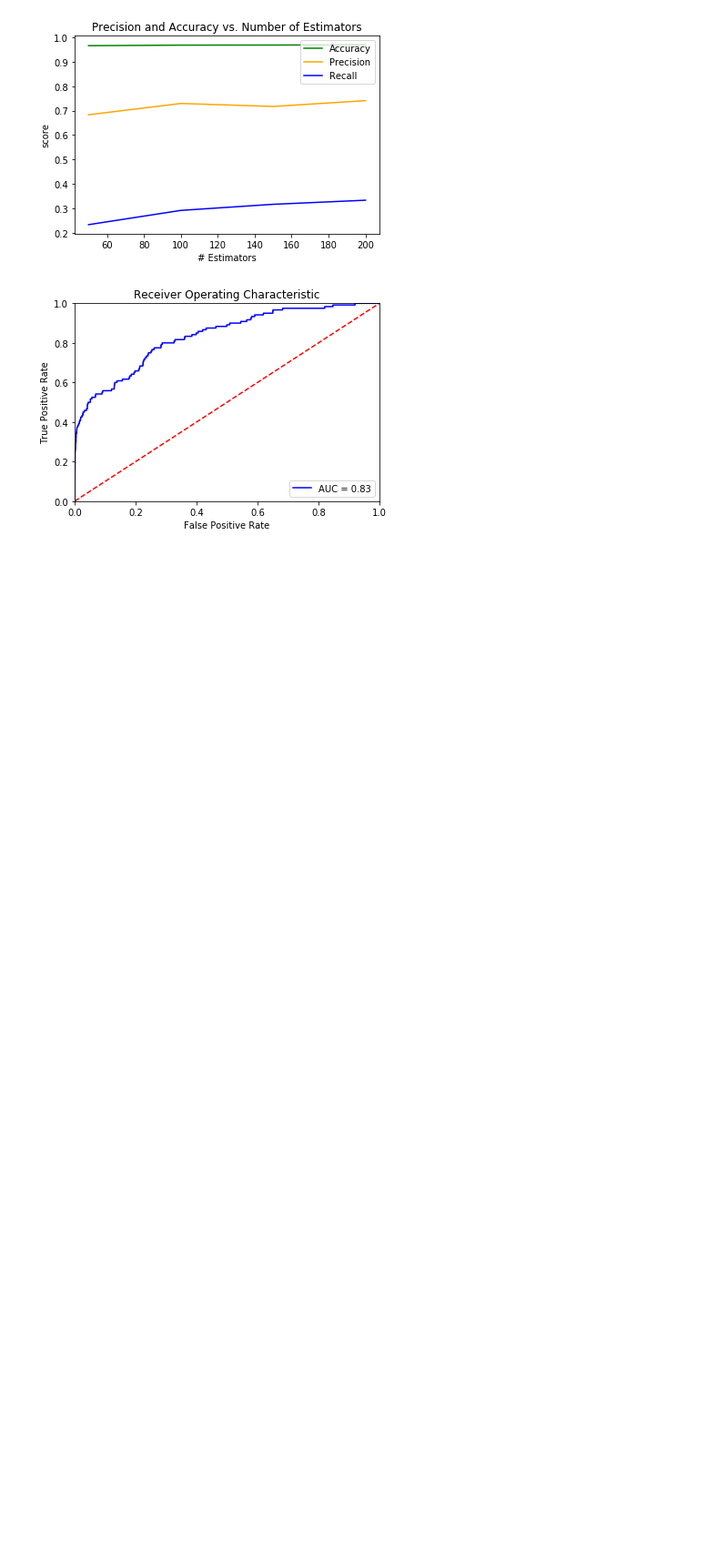
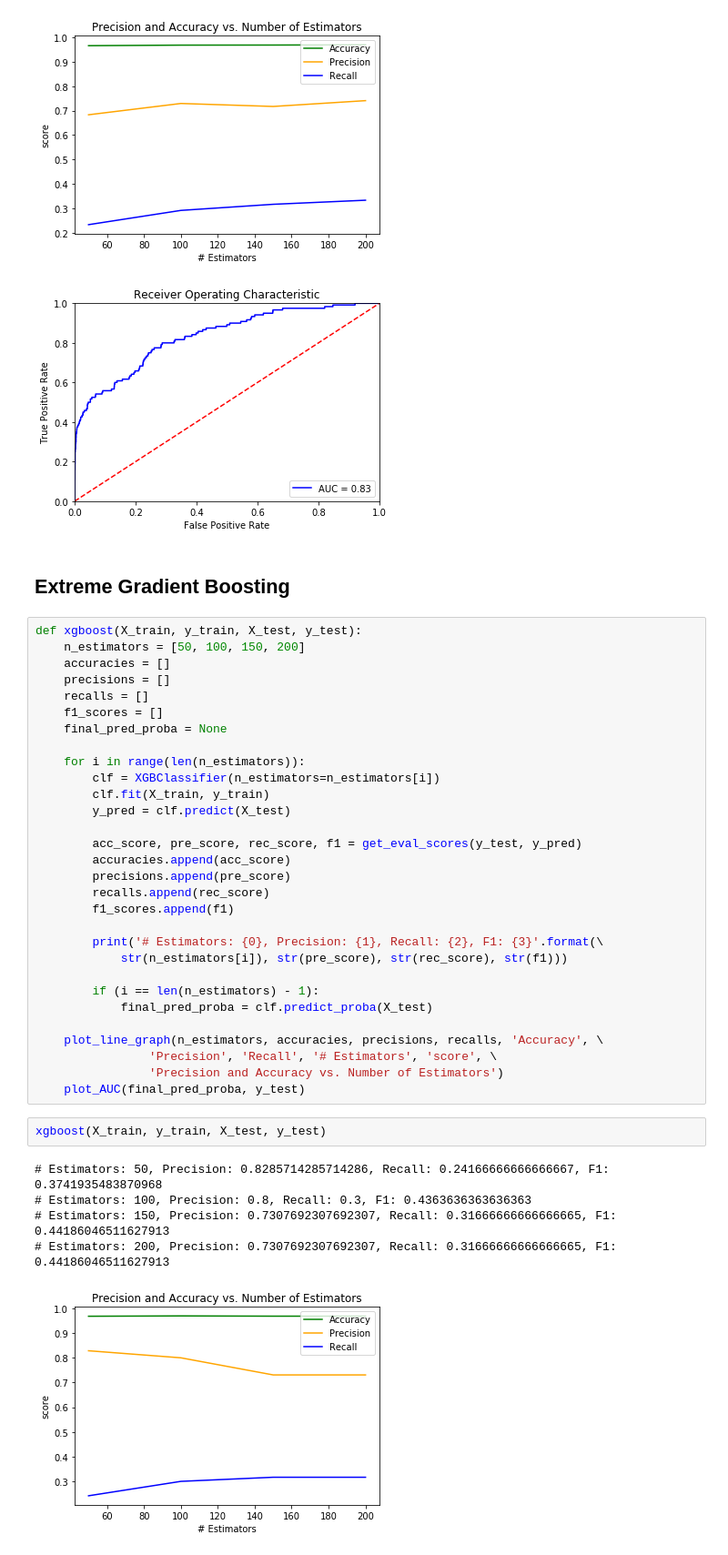
Before and after one commit to zchuning/BankruptcyDataAnalysis, a Jupyter notebook: BankruptcyDataAnalysis.ipynb, the cells around one changed output. Shown: that part at 91% size. Saved outputs shown, nothing was run; the diff lists cells and outputs as text; blank space fills up the shorter version.

```diff
--- a/BankruptcyDataAnalysis.ipynb
+++ b/BankruptcyDataAnalysis.ipynb
@@ -378,3 +390,43 @@ gradient_boosting(X_train, y_train, X_test, y_test)
 # Estimators: 200, Precision: 0.7407407407407407, Recall: 0.3333333333333333, F1: 0.4597701149425288
 [figure]
 [figure]
+# %% [markdown]
+## Extreme Gradient Boosting
+# %%
+def xgboost(X_train, y_train, X_test, y_test):
+    n_estimators = [50, 100, 150, 200]
+    accuracies = []
+    precisions = []
+    recalls = []
+    f1_scores = []
+    final_pred_proba = None
+
+    for i in range(len(n_estimators)):
+        clf = XGBClassifier(n_estimators=n_estimators[i])
+        clf.fit(X_train, y_train)
+        y_pred = clf.predict(X_test)
+
+        acc_score, pre_score, rec_score, f1 = get_eval_scores(y_test, y_pred)
+        accuracies.append(acc_score)
+        precisions.append(pre_score)
+        recalls.append(rec_score)
+        f1_scores.append(f1)
+
+        print('# Estimators: {0}, Precision: {1}, Recall: {2}, F1: {3}'.format(\
+            str(n_estimators[i]), str(pre_score), str(rec_score), str(f1)))
+
+        if (i == len(n_estimators) - 1):
+            final_pred_proba = clf.predict_proba(X_test)
+
+    plot_line_graph(n_estimators, accuracies, precisions, recalls, 'Accuracy', \
+                'Precision', 'Recall', '# Estimators', 'score', \
+                'Precision and Accuracy vs. Number of Estimators')
+    plot_AUC(final_pred_proba, y_test)
+# %%
+xgboost(X_train, y_train, X_test, y_test)
+# %% [output]
+# Estimators: 50, Precision: 0.8285714285714286, Recall: 0.24166666666666667, F1: 0.3741935483870968
+# Estimators: 100, Precision: 0.8, Recall: 0.3, F1: 0.4363636363636363
+# Estimators: 150, Precision: 0.7307692307692307, Recall: 0.31666666666666665, F1: 0.44186046511627913
+# Estimators: 200, Precision: 0.7307692307692307, Recall: 0.31666666666666665, F1: 0.44186046511627913
+[figure, added]
```
Also changed, not shown: parts of 14 cells of this notebook.
